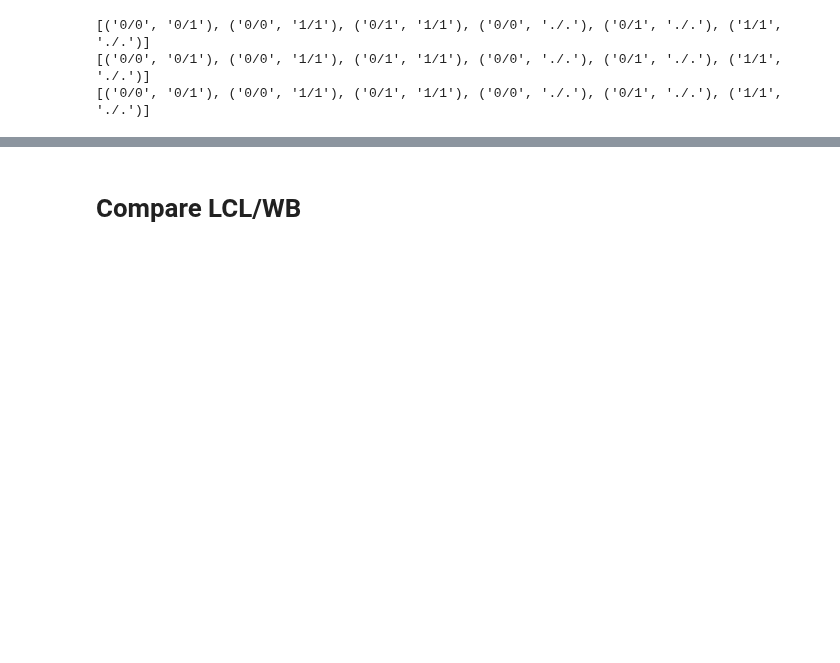
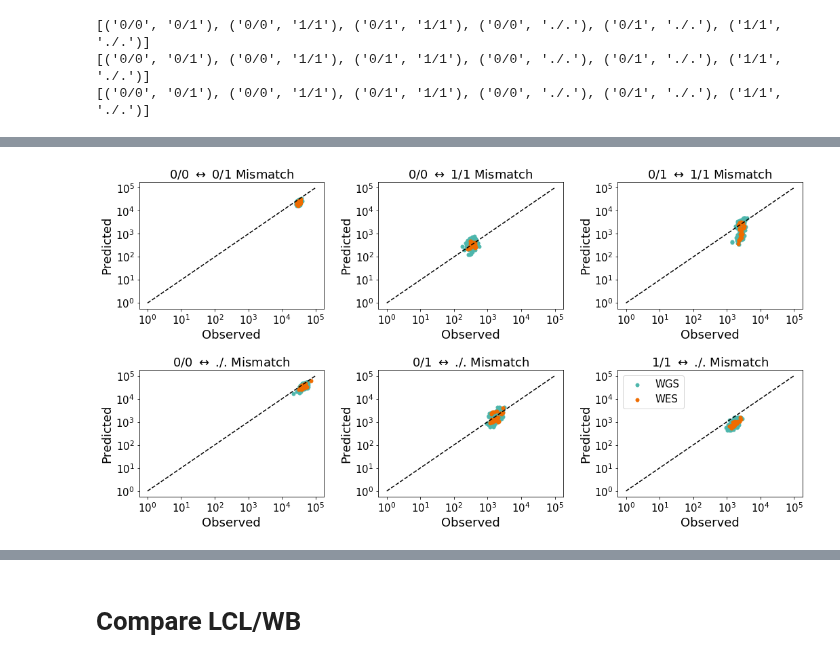
Before and after one commit to kpaskov/PhasingFamilies, a Jupyter notebook: parameter_estimation/Validate-With-Twins.ipynb, the cells around one changed output, grey strips where cells are left out. Cells and saved outputs as stored; diff of their text form; code cells hidden in the pictures; blank space fills up the shorter version.

```diff
--- a/parameter_estimation/Validate-With-Twins.ipynb
+++ b/parameter_estimation/Validate-With-Twins.ipynb
@@ -253,0 +179,32 @@ plt.show()
+# %%
+plt.rcParams.update({'font.size': 20})
+
+is_male = np.array(sum([[sample_id_to_sex[x[0]]=='1', sample_id_to_sex[x[1]]=='1'] for x in ihart_twins], []))
+
+plt.figure(figsize=(15, 8))
+for i, (obs1, obs2) in enumerate(mismatches):
+    plt.subplot(2, 3, i+1)
+    plt.title(r'%s $\leftrightarrow$ %s Mismatch' % (obs1, obs2), fontsize=18)
+
+    plt.scatter(np.log10(np.clip(ihart_twins_observed[is_male, i], 1, None)),
+                np.log10(np.clip(ihart_twins_expected[is_male, i], 1, None)),
+                color='#4db6ac', label='WGS', marker='.', s=100)
+
+    plt.scatter(np.log10(np.clip(ihart_twins_observed[~is_male, i], 1, None)),
+                np.log10(np.clip(ihart_twins_expected[~is_male, i], 1, None)),
+                color='#ef6c00', label='WES', marker='.', s=100)
+
+    plt.plot([0, 5], [0, 5], color='black', linestyle='--')
+    plt.xticks(range(6), ['$10^%d$' % d for d in range(6)], fontsize=15)
+    plt.yticks(range(6), ['$10^%d$' % d for d in range(56)], fontsize=15)
+    plt.xlabel('Observed', fontsize=18)
+    plt.ylabel('Predicted', fontsize=18)
+
+    if i==5:
+        plt.legend(fontsize=15)
+
+
+plt.tight_layout()
+plt.show()
+# %% [output]
+[figure, added]
```
Also changed, not shown: parts of 31 cells of this notebook, 4 other files.
